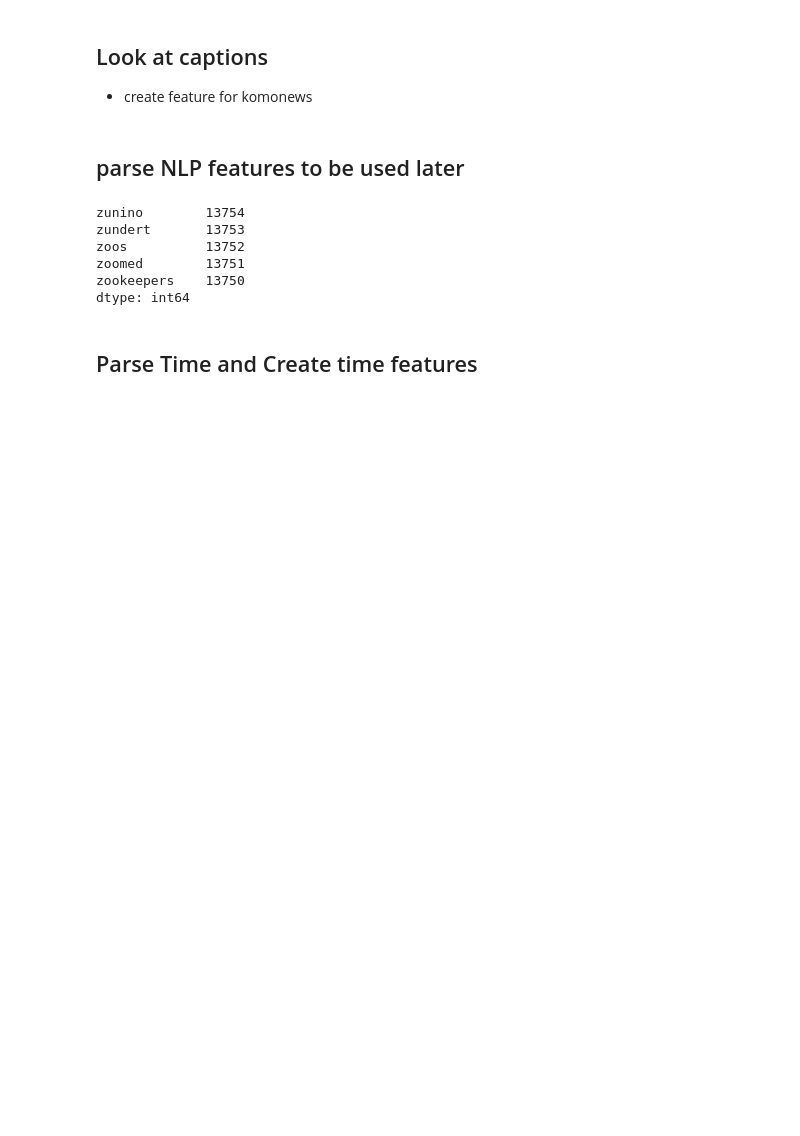
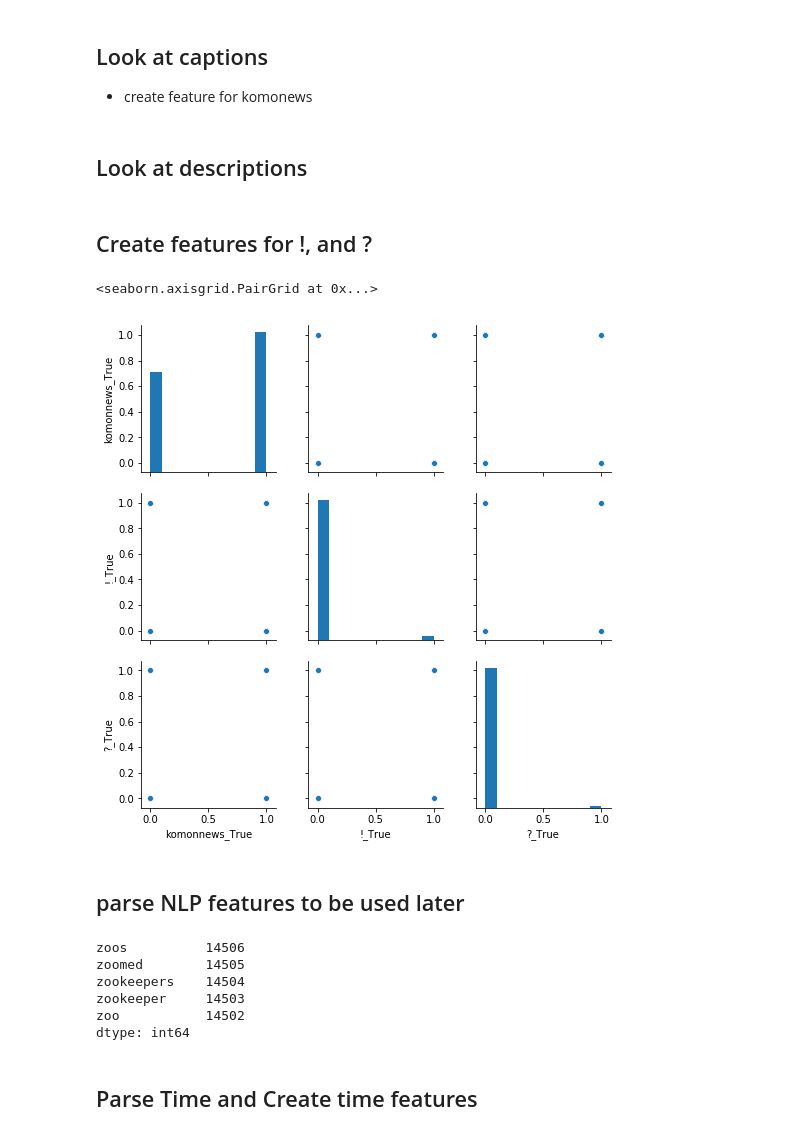
Before and after one commit to majickdave/latimes_challenge, a Jupyter notebook: LA times challenge.ipynb, the cells around one changed output. Cells and saved outputs as stored; diff of their text form; code cells hidden in the pictures; blank space fills up the shorter version.

```diff
--- a/LA times challenge.ipynb
+++ b/LA times challenge.ipynb
@@ -99,3 +99,5 @@ new = new.fillna(method='pad')
 # %%
 features =pd.get_dummies(df['caption'].fillna('').str.contains(r'komonews.com'),
                          drop_first=True, prefix='komonnews')
+# %% [markdown]
+## Look at descriptions
@@ -101,0 +106,2 @@ features =pd.get_dummies(df['caption'].fillna('').str.contains(r'komonews.com'),
+# %% [markdown]
+## Create features for !, and ?
@@ -102,8 +117,13 @@ features =pd.get_dummies(df['caption'].fillna('').str.contains(r'komonews.com'),
+# %%
+sns.pairplot(features)
+# %% [output]
+<seaborn.axisgrid.PairGrid at 0x...>
+[figure, added]
 # %% [markdown]
 ## parse NLP features to be used later
 # %%
 # remove non alphabetic chars except .
-df['description_parsed'] = df['description'].fillna('').str.lower().str.replace(r'[^a-z .]', '')
+df['description_parsed'] = df['description'].str.replace(r'[^a-z .]', '')
 
 corpus = df['description_parsed'].str.cat().split('.')
 
@@ -113,11 +133,11 @@ X = vectorizer.fit_transform(corpus)
 
 pd.Series(vectorizer.vocabulary_).sort_values(ascending=False).head()
 # %% [output]
-zunino        13754
-zundert       13753
-zoos          13752
-zoomed        13751
-zookeepers    13750
+zoos          14506
+zoomed        14505
+zookeepers    14504
+zookeeper     14503
+zoo           14502
 dtype: int64
 # %% [markdown]
 ## Parse Time and Create time features
```
Also changed, not shown: parts of 13 cells of this notebook.
